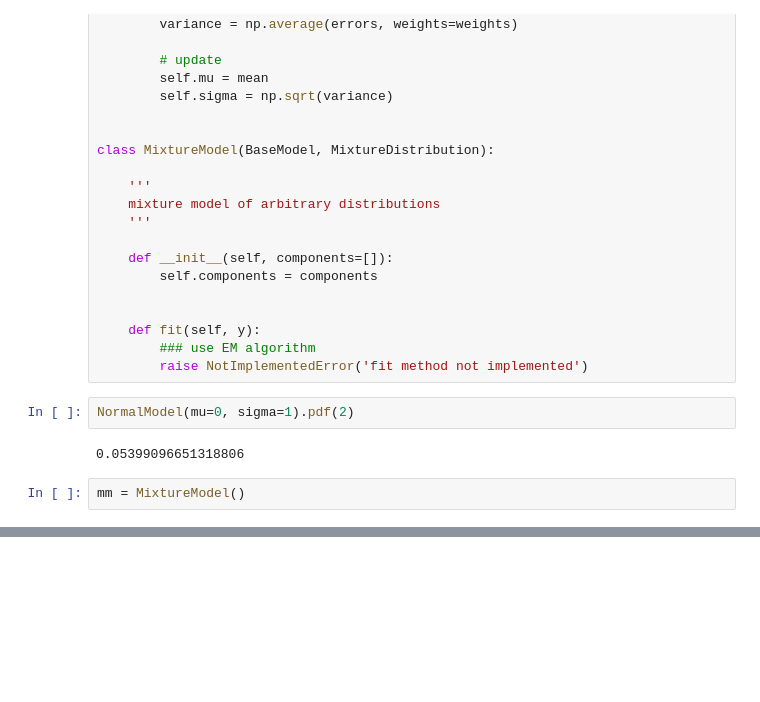
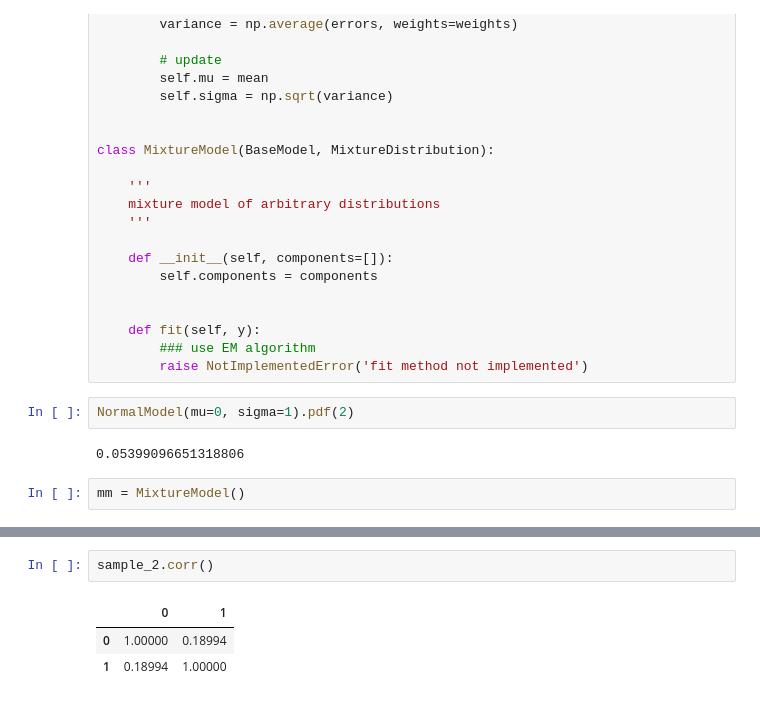
Before and after one commit to felixbrunner/hmm-real-vol, a Jupyter notebook: notebooks/Untitled.ipynb, the cells around one changed output, grey strips where cells are left out. Drawn from its saved outputs; the diff is of its cells as text; blank space fills up the shorter version.

```diff
--- a/notebooks/Untitled.ipynb
+++ b/notebooks/Untitled.ipynb
@@ -1592,0 +1629,6 @@ mm = MixtureModel()
+# %%
+sample_2.corr()
+# %% [output]
+|  | 0 | 1 |
+| 0 | 1.00000 | 0.18994 |
+| 1 | 0.18994 | 1.00000 |
```
Also changed, not shown: parts of 33 cells of this notebook, 2 other files.
